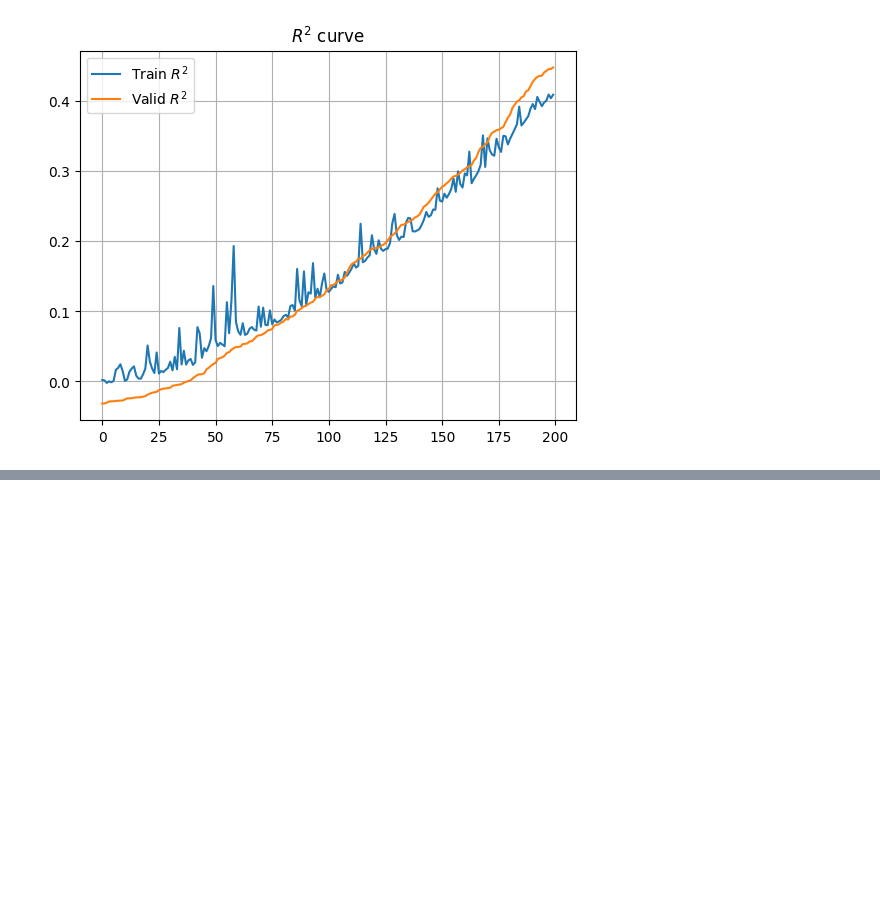
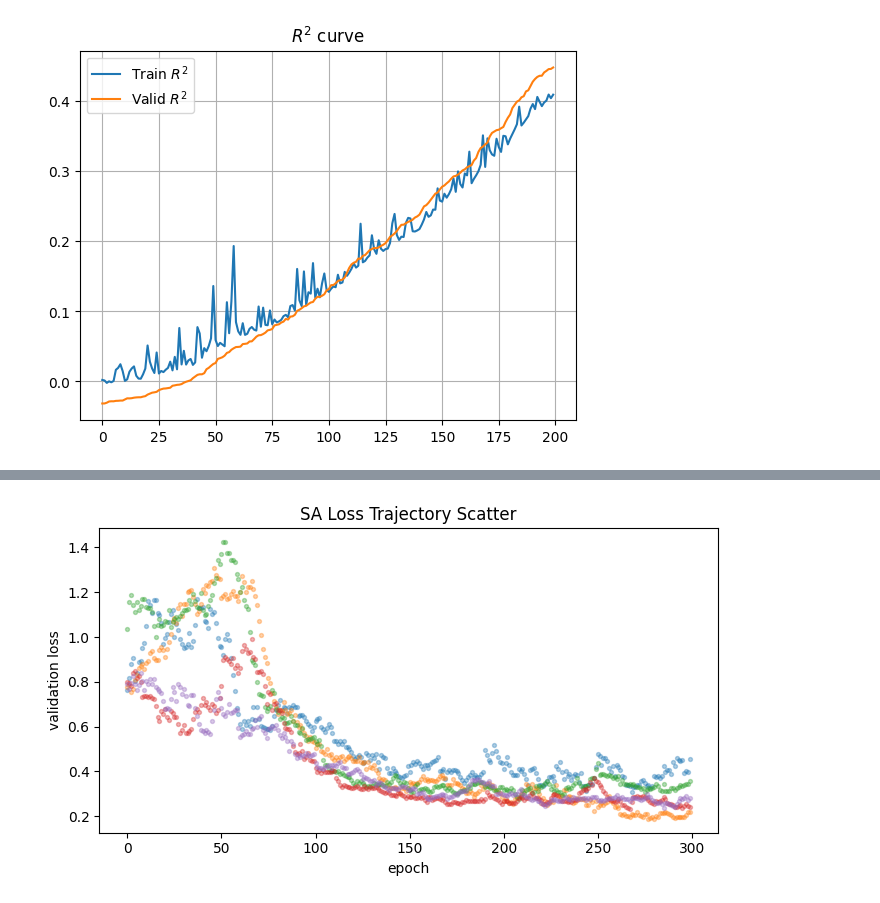
Before and after one commit to jlm429/pyperch, a Jupyter notebook: examples/SA_examples.ipynb, the cells around one changed output, grey strips where cells are left out. Cells and saved outputs as stored; diff of their text form; code cells hidden in the pictures; blank space fills up the shorter version.

```diff
--- a/examples/SA_examples.ipynb
+++ b/examples/SA_examples.ipynb
@@ -193,0 +440,20 @@ plt.show()
+# %%
+# SA Loss Trajectory Scatter
+
+plt.figure(figsize=(7, 4))
+
+for i in range(valid_loss.shape[0]):
+    plt.scatter(
+        epochs,
+        valid_loss[i],
+        s=8,
+        alpha=0.35,
+    )
+
+plt.xlabel("epoch")
+plt.ylabel("validation loss")
+plt.title("SA Loss Trajectory Scatter")
+plt.tight_layout()
+plt.show()
+# %% [output]
+[figure, added]
```
Also changed, not shown: parts of 5 cells of this notebook, 1 other file.
